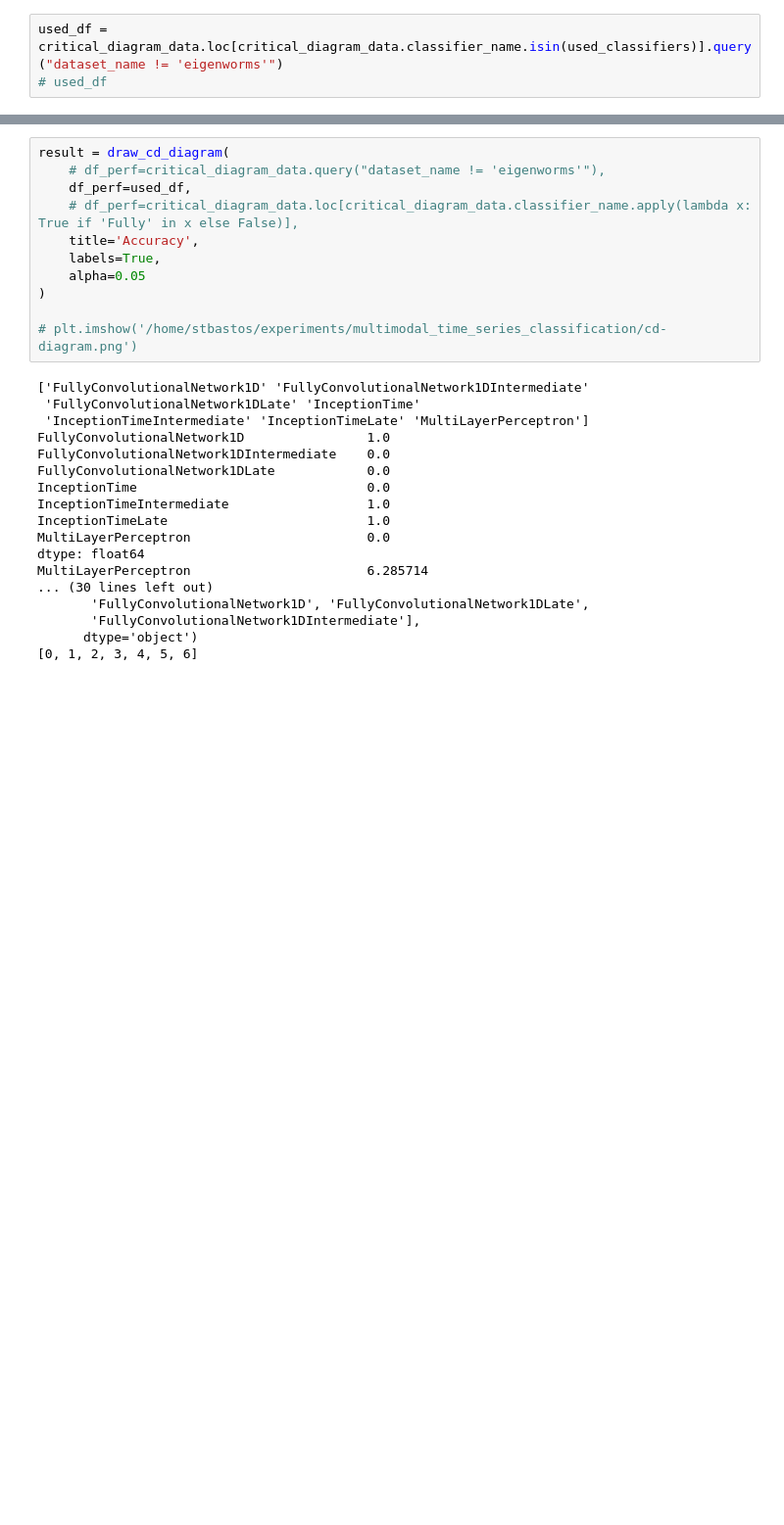
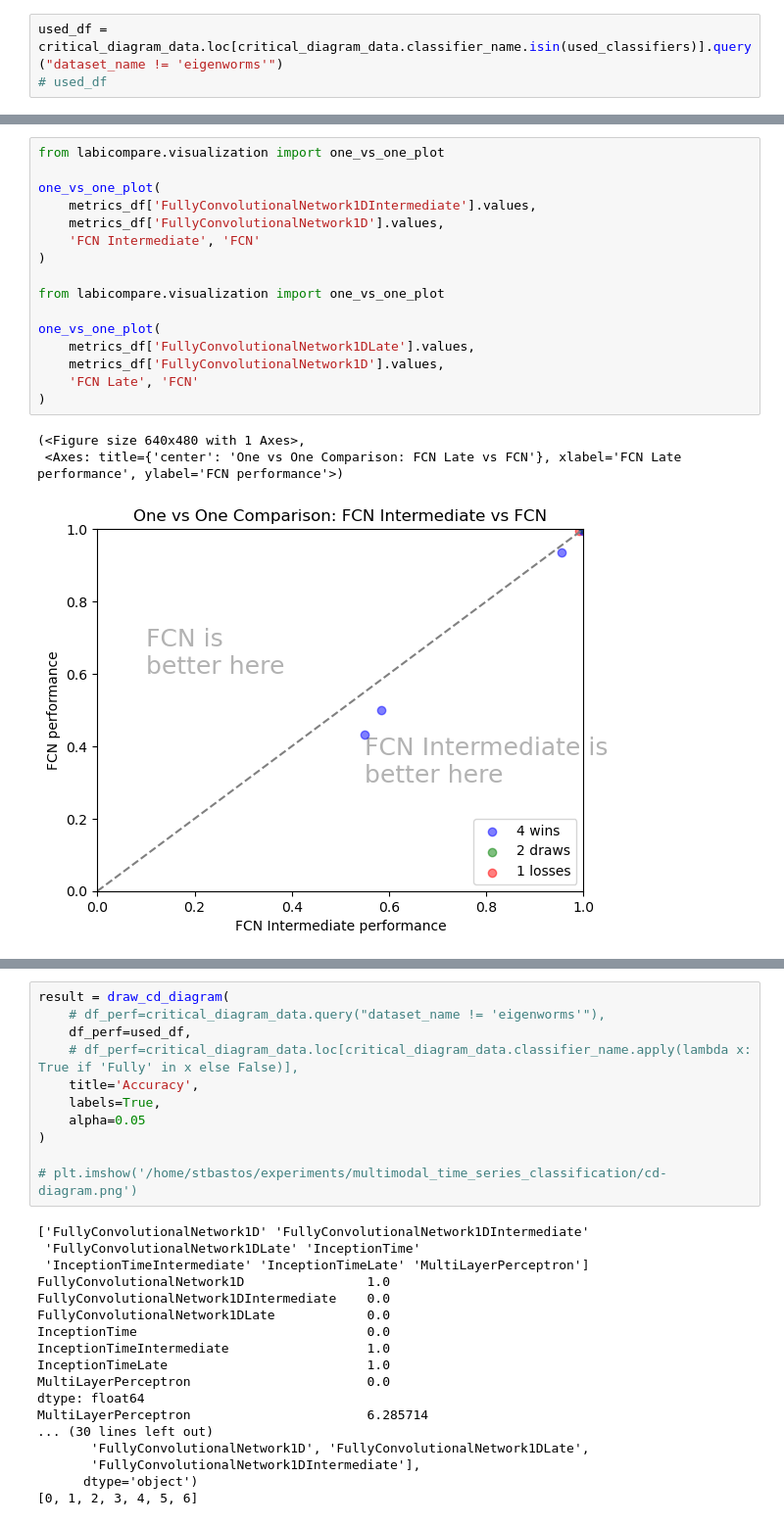
Before and after one commit to samuelthomaz7/multimodal_time_series_classification, a Jupyter notebook: test_notebook.ipynb, the cells around one changed output, grey strips where cells are left out. Shown at 98% size. Drawn from its saved outputs; the diff is of its cells as text; blank space fills up the shorter version.

```diff
--- a/test_notebook.ipynb
+++ b/test_notebook.ipynb
@@ -115,0 +161,20 @@ used_df = critical_diagram_data.loc[critical_diagram_data.classifier_name.isin(u
+# %%
+from labicompare.visualization import one_vs_one_plot
+
+one_vs_one_plot(
+    metrics_df['FullyConvolutionalNetwork1DIntermediate'].values,
+    metrics_df['FullyConvolutionalNetwork1D'].values,
+    'FCN Intermediate', 'FCN'
+)
+
+from labicompare.visualization import one_vs_one_plot
+
+one_vs_one_plot(
+    metrics_df['FullyConvolutionalNetwork1DLate'].values,
+    metrics_df['FullyConvolutionalNetwork1D'].values,
+    'FCN Late', 'FCN'
+)
+# %% [output]
+(<Figure size 640x480 with 1 Axes>,
+ <Axes: title={'center': 'One vs One Comparison: FCN Late vs FCN'}, xlabel='FCN Late performance', ylabel='FCN performance'>)
+[figure, added]
```
Also changed, not shown: parts of 16 cells of this notebook, 2 other files.
